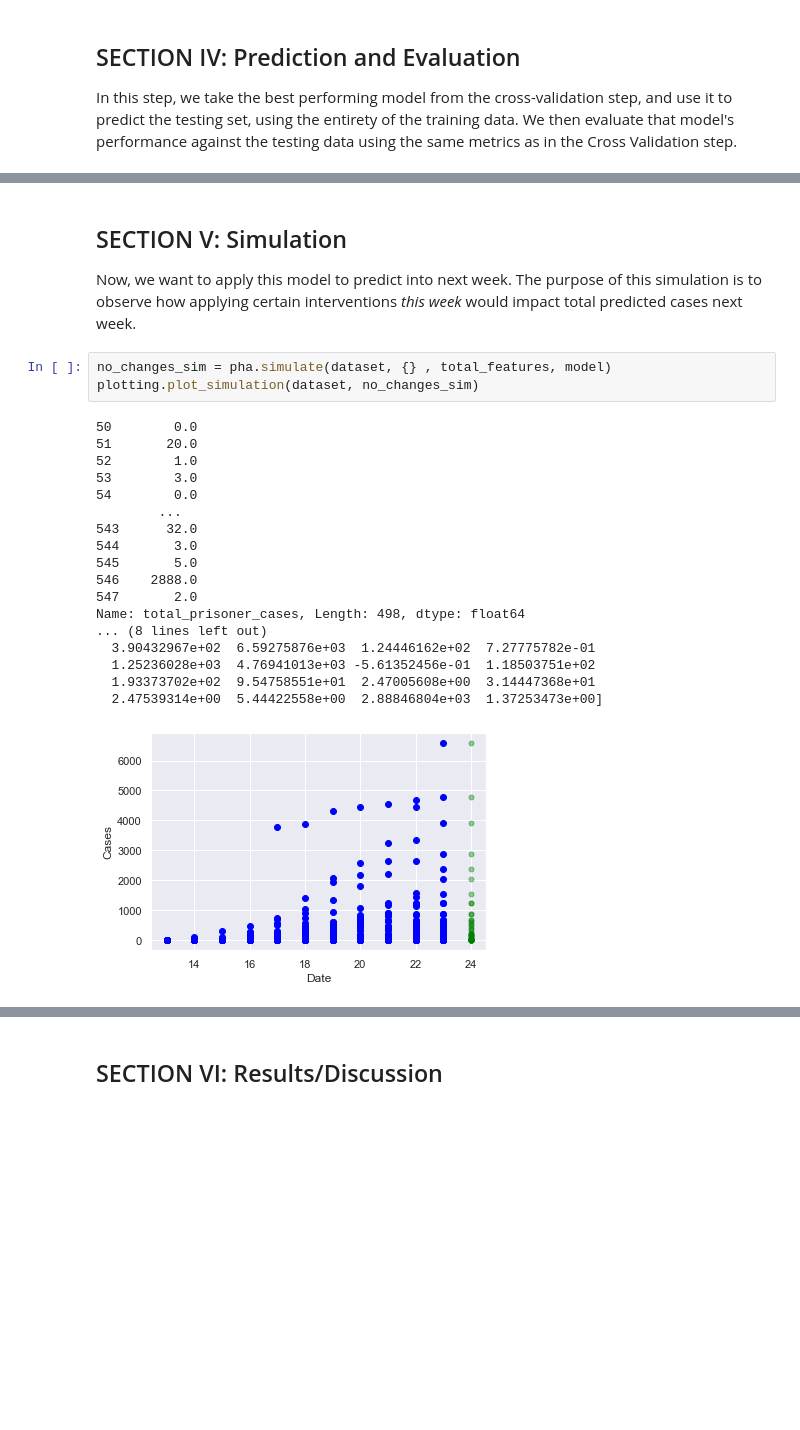
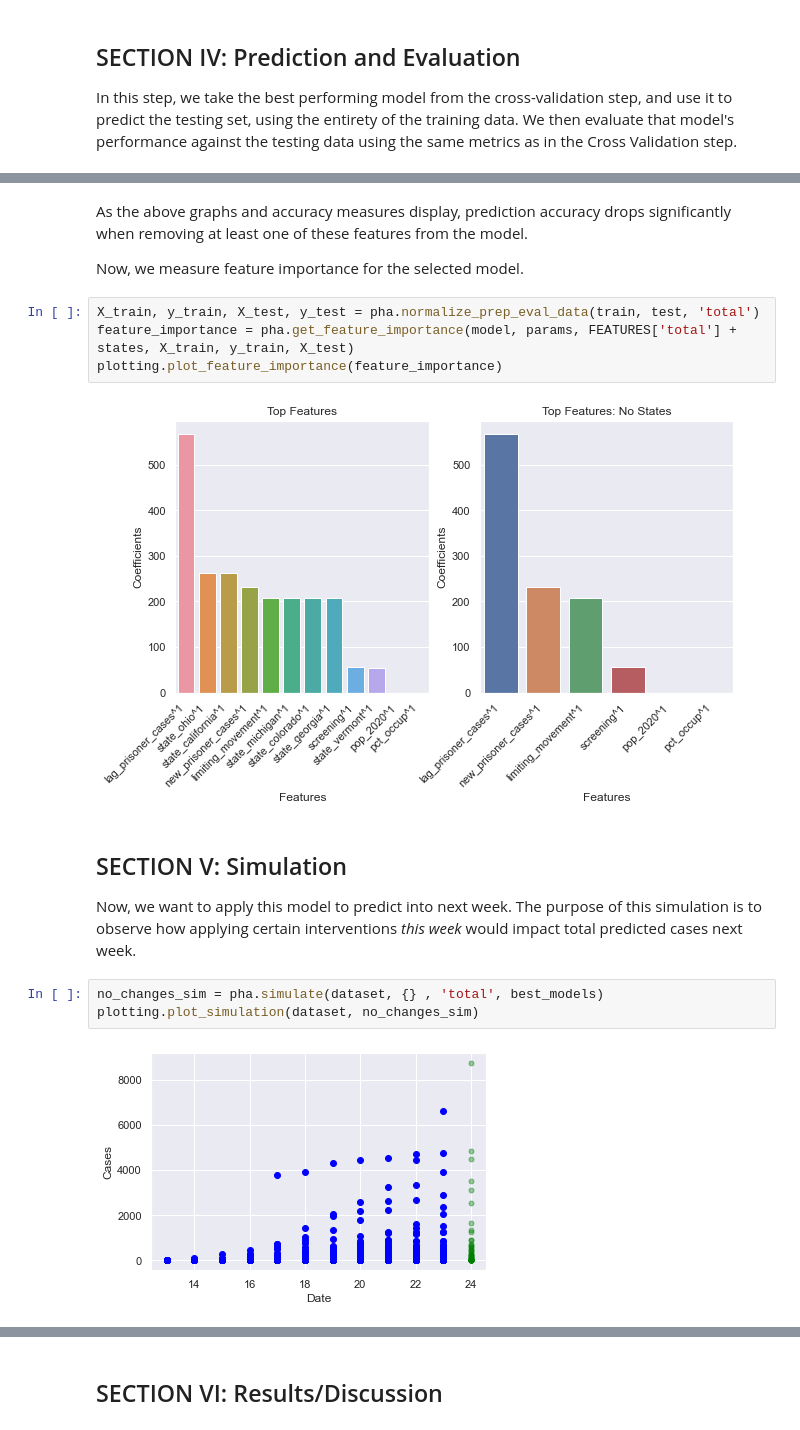
Before and after one commit to christi-liongson/covid_decarceration, a Jupyter notebook: analysis/prison_data_processing.ipynb, the cells around one changed output, grey strips where cells are left out. Cells and saved outputs as stored; diff of their text form; blank space fills up the shorter version.

```diff
--- a/analysis/prison_data_processing.ipynb
+++ b/analysis/prison_data_processing.ipynb
@@ -755,26 +696,19 @@ print(len(total_features))
+# %% [markdown]
+As the above graphs and accuracy measures display, prediction accuracy drops significantly when removing at least one of these features from the model.
+
+Now, we measure feature importance for the selected model.
+# %%
+X_train, y_train, X_test, y_test = pha.normalize_prep_eval_data(train, test, 'total')
+feature_importance = pha.get_feature_importance(model, params, FEATURES['total'] + states, X_train, y_train, X_test)
+plotting.plot_feature_importance(feature_importance)
+# %% [output]
+[figure, added]
 # %% [markdown]
 ## SECTION V: Simulation
 Now, we want to apply this model to predict into next week. The purpose of this simulation is to observe how applying
 certain interventions _this week_ would impact total predicted cases next week.
 # %%
-no_changes_sim = pha.simulate(dataset, {} , total_features, model)
+no_changes_sim = pha.simulate(dataset, {} , 'total', best_models)
 plotting.plot_simulation(dataset, no_changes_sim)
 # %% [output]
-50        0.0
-51       20.0
-52        1.0
-53        3.0
-54        0.0
-        ...
-543      32.0
-544       3.0
-545       5.0
-546    2888.0
-547       2.0
-Name: total_prisoner_cases, Length: 498, dtype: float64
-... (8 lines left out)
-  3.90432967e+02  6.59275876e+03  1.24446162e+02  7.27775782e-01
-  1.25236028e+03  4.76941013e+03 -5.61352456e-01  1.18503751e+02
-  1.93373702e+02  9.54758551e+01  2.47005608e+00  3.14447368e+01
-  2.47539314e+00  5.44422558e+00  2.88846804e+03  1.37253473e+00]
-[figure, old version]
+[figure, new version]
```
Also changed, not shown: parts of 22 cells of this notebook, 2 other files.
